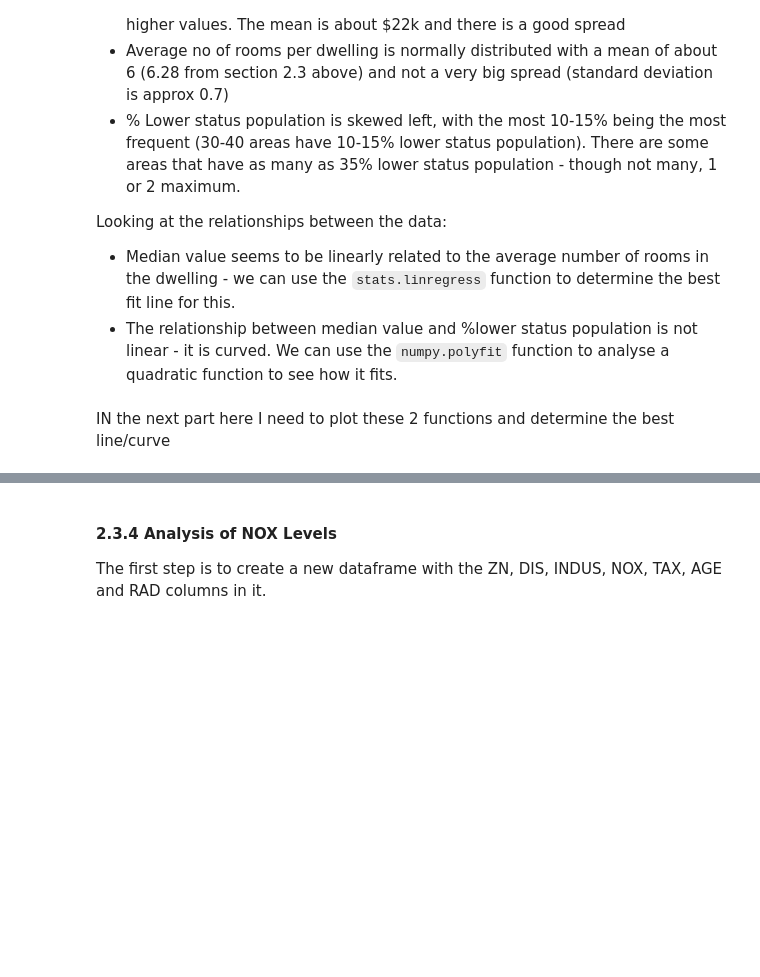
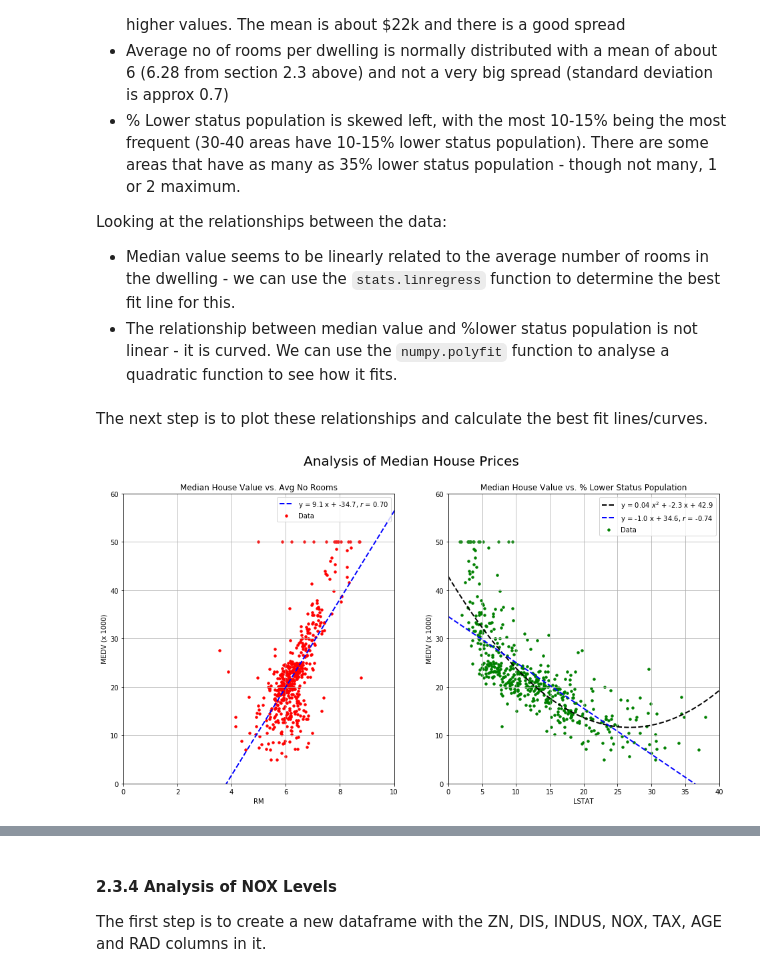
Before and after one commit to shkyler/gmit-mls-project, a Jupyter notebook: boston-housing.ipynb, the cells around one changed output, grey strips where cells are left out. Drawn from its saved outputs; the diff is of its cells as text; code cells hidden in the pictures; blank space fills up the shorter version.

```diff
--- a/boston-housing.ipynb
+++ b/boston-housing.ipynb
@@ -265,5 +265,59 @@ When analysing a pair plot, I like to start on the diagonal, looking at the dist
 Looking at the relationships between the data:
 * Median value seems to be linearly related to the average number of rooms in the dwelling - we can use the `stats.linregress` function to determine the best fit line for this.
 * The relationship between median value and \%lower status population is not linear - it is curved. We can use the `numpy.polyfit` function to analyse a quadratic function to see how it fits.
-# %% [markdown]
-IN the next part here I need to plot these 2 functions and determine the best line/curve
+# %% [markdown]
+The next step is to plot these relationships and calculate the best fit lines/curves.
+# %%
+# Resize the plotting window to make it easier to read (https://stackoverflow.com/questions/36367986/how-to-make-inline-plots-in-jupyter-notebook-larger)
+plt.rcParams['figure.figsize'] = [16, 8]
+
+# define the axis for the sub plots (required to put legends on each plot) - https://stackoverflow.com/questions/27016904/matplotlib-legends-in-subplot
+f, (ax1, ax2) = plt.subplots(1,2)
+
+# Plot the Median Value against the Average no. of Rooms
+ax1.scatter(medv_df.loc[:, 'RM'], medv_df.loc[:, 'MEDV'],c='red', label='Data', s=12)
+ax1.grid(True)
+# Calculate the linear statistics using stats.linregress()
+slope, intercept, r_value, p_value, std_err = stats.linregress(medv_df.loc[:, 'RM'], medv_df.loc[:, 'MEDV'])
+# Create a range of x values from 0 to 60 for the line (the size of the plot)
+x_rm = np.arange(0,60.1,0.1)
+# Calculate the y values using the slope and intercept calculted
+y_rm = slope * x_rm + intercept
+ax1.plot(x_rm, y_rm, 'b-', linestyle='dashed',linewidth=2, label=r'y = %.1f x + %.1f, $r$ = %.2f'%(slope, intercept, r_value))
+# format the plot
+ax1.set_xlim([0, 10])
+ax1.set_ylim([0, 60])
+ax1.set_xlabel("RM")
+ax1.set_ylabel("MEDV (x 1000)")
+ax1.set_title('Median House Value vs. Avg No Rooms')
+ax1.legend(loc="upper right")
+
+# Plot the Median Value against the % Lower Status Population
+ax2.scatter(medv_df.loc[:, 'LSTAT'], medv_df.loc[:, 'MEDV'],c='green', label='Data', s=12)
+ax2.grid(True)
+# Calculate the linear statistics using stats.linregress()
+slope, intercept, r_value, p_value, std_err = stats.linregress(medv_df.loc[:, 'LSTAT'], medv_df.loc[:, 'MEDV'])
+# Use the polyfit function on the data, with the degree set to 2 (i.e. x squared)
+poly = np.polyfit(medv_df.loc[:,'LSTAT'], medv_df.loc[:,'MEDV'], 2)
+
+# Create a range of x values from 0 to 60 for the line (the size of the plot)
+x_lstat = np.arange(0,60.1,0.1)
+# Calculate the y values using the slope and intercept calculted
+y_lstat = slope * x_lstat + intercept
+# Calculate y-values for the quadratic curve
+y_poly = poly[0]*(x_lstat**2) + poly[1]*(x_lstat) + poly[2]
+plt.plot(x_lstat, y_poly, 'k', linestyle='dashed',linewidth=2, label=r'y = %.2f $x^2$ + %.1f x + %.1f'%(poly[0], poly[1], poly[2]))
+
+ax2.plot(x_lstat, y_lstat, 'b-', linestyle='dashed',linewidth=2, label=r'y = %.1f x + %.1f, $r$ = %.2f'%(slope, intercept, r_value))
+# format the plot
+ax2.set_xlabel("LSTAT")
+ax2.set_ylabel("MEDV (x 1000)")
+ax2.set_xlim([0, 40])
+ax2.set_ylim([0, 60])
+ax2.set_title('Median House Value vs. % Lower Status Population')
+ax2.legend(loc="upper right")
+
+plt.suptitle("Analysis of Median House Prices", size=20)
+plt.show()
+# %% [output]
+[figure, added]
```
Also changed, not shown: parts of 2 cells of this notebook.
